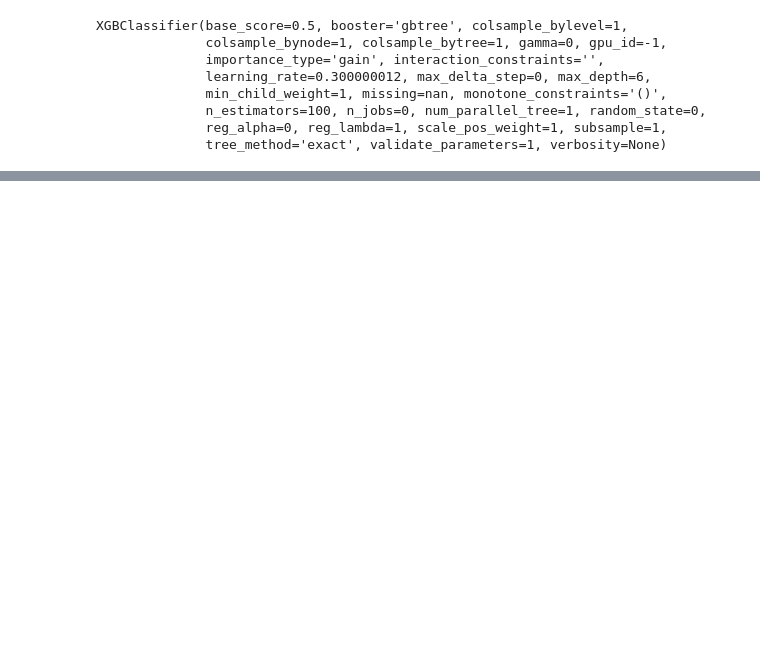
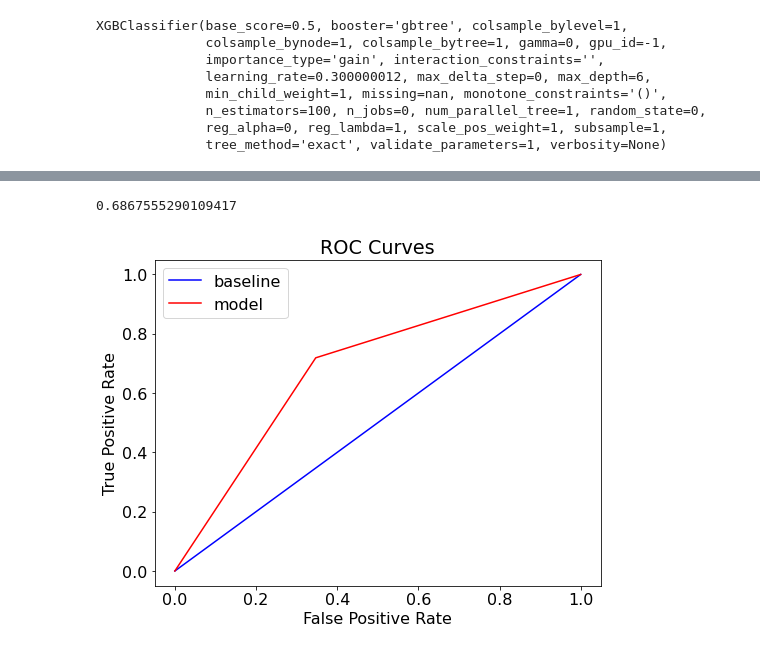
Before and after one commit to chandrakanthHA/Home_Credit, a Jupyter notebook: MODEL.ipynb, the cells around one changed output, grey strips where cells are left out. Saved outputs shown, nothing was run; the diff lists cells and outputs as text; code cells hidden in the pictures; blank space fills up the shorter version.

```diff
--- a/MODEL.ipynb
+++ b/MODEL.ipynb
@@ -397,3 +509,6 @@ XGBClassifier(base_score=0.5, booster='gbtree', colsample_bylevel=1,
               n_estimators=100, n_jobs=0, num_parallel_tree=1, random_state=0,
               reg_alpha=0, reg_lambda=1, scale_pos_weight=1, subsample=1,
               tree_method='exact', validate_parameters=1, verbosity=None)
+# %%
+# Make predictions on test set
+y_pred = model4.predict(X_test)
@@ -400,3 +526,25 @@ XGBClassifier(base_score=0.5, booster='gbtree', colsample_bylevel=1,
+# %%
+roc_auc_score(y_pred, y_test)
+# %% [output]
+0.6867555290109417
+# %%
+# Calculate false positive rates and true positive rates
+base_fpr, base_tpr, _ = roc_curve(y_test, [1 for _ in range(len(y_test))])
+model_fpr, model_tpr, _ = roc_curve(y_test, y_pred)
+
+# plotting the ROC_curve:
+plt.figure(figsize = (8, 6))
+plt.rcParams['font.size'] = 16
+
+# Plot both curves
+plt.plot(base_fpr, base_tpr, 'b', label = 'baseline')
+plt.plot(model_fpr, model_tpr, 'r', label = 'model')
+plt.legend();
+plt.xlabel('False Positive Rate');
+plt.ylabel('True Positive Rate'); plt.title('ROC Curves');
+plt.show();
+# %% [output]
+[figure, added]
 # %%
 features = ['REGION_POPULATION_RELATIVE', 'FLAG_OWN_CAR', 'FLAG_OWN_REALTY',
             'REG_REGION_NOT_LIVE_REGION', 'REG_REGION_NOT_WORK_REGION',
```
Also changed, not shown: parts of 18 cells of this notebook.
